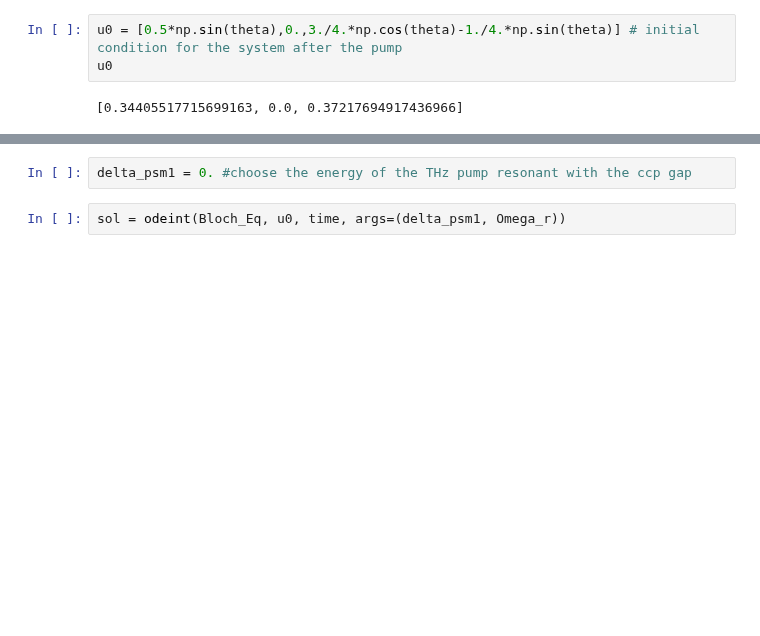
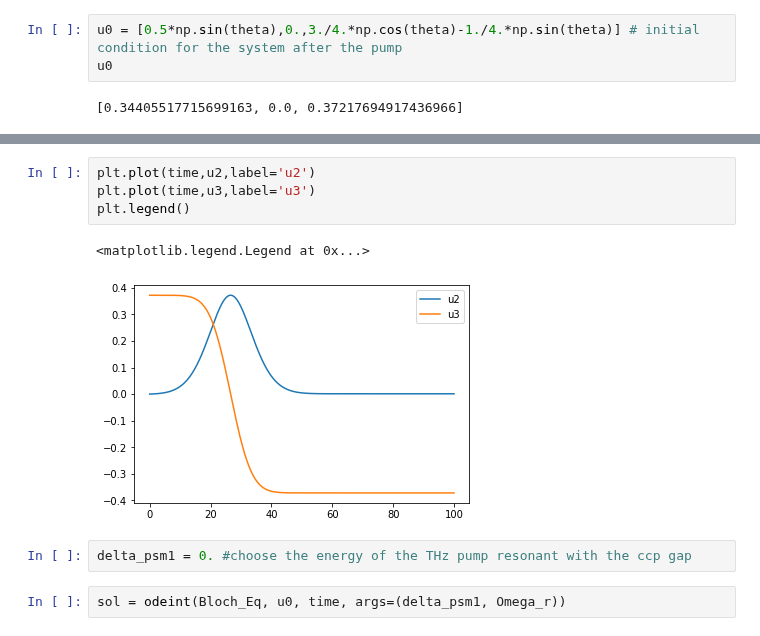
Before and after one commit to marcodalessandro76/Echo_mechanisms_decay_time_optical_orientation, a Jupyter notebook: TLS_spin_polarization.ipynb, the cells around one changed output, grey strips where cells are left out. Drawn from its saved outputs; the diff is of its cells as text; blank space fills up the shorter version.

```diff
--- a/TLS_spin_polarization.ipynb
+++ b/TLS_spin_polarization.ipynb
@@ -233,3 +244,10 @@ plt.plot(time,Omega_r(time))
+# %%
+plt.plot(time,u2,label='u2')
+plt.plot(time,u3,label='u3')
+plt.legend()
+# %% [output]
+<matplotlib.legend.Legend at 0x...>
+[figure, added]
 # %%
 delta_psm1 = 0. #choose the energy of the THz pump resonant with the ccp gap
 # %%
```
Also changed, not shown: parts of 8 cells of this notebook.
